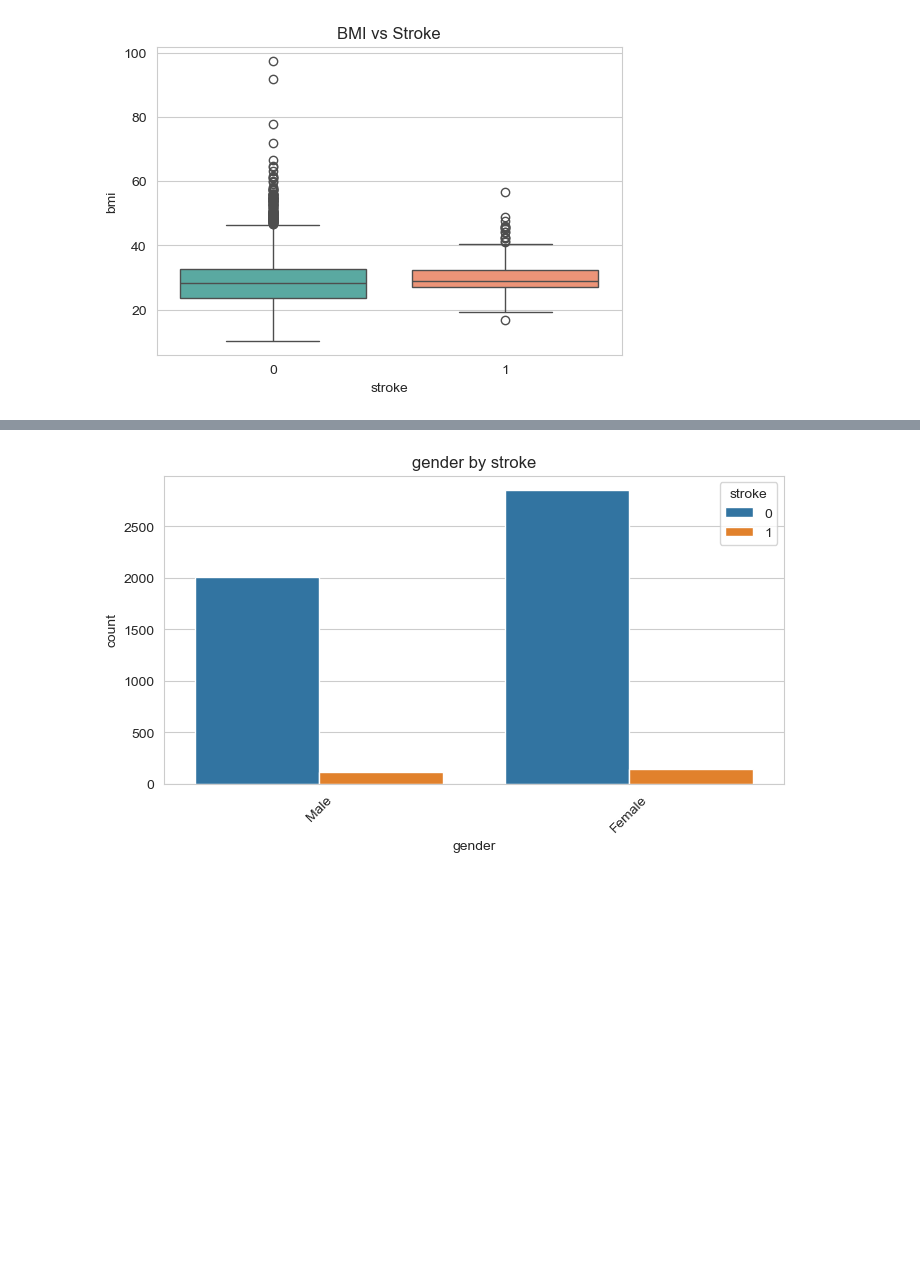
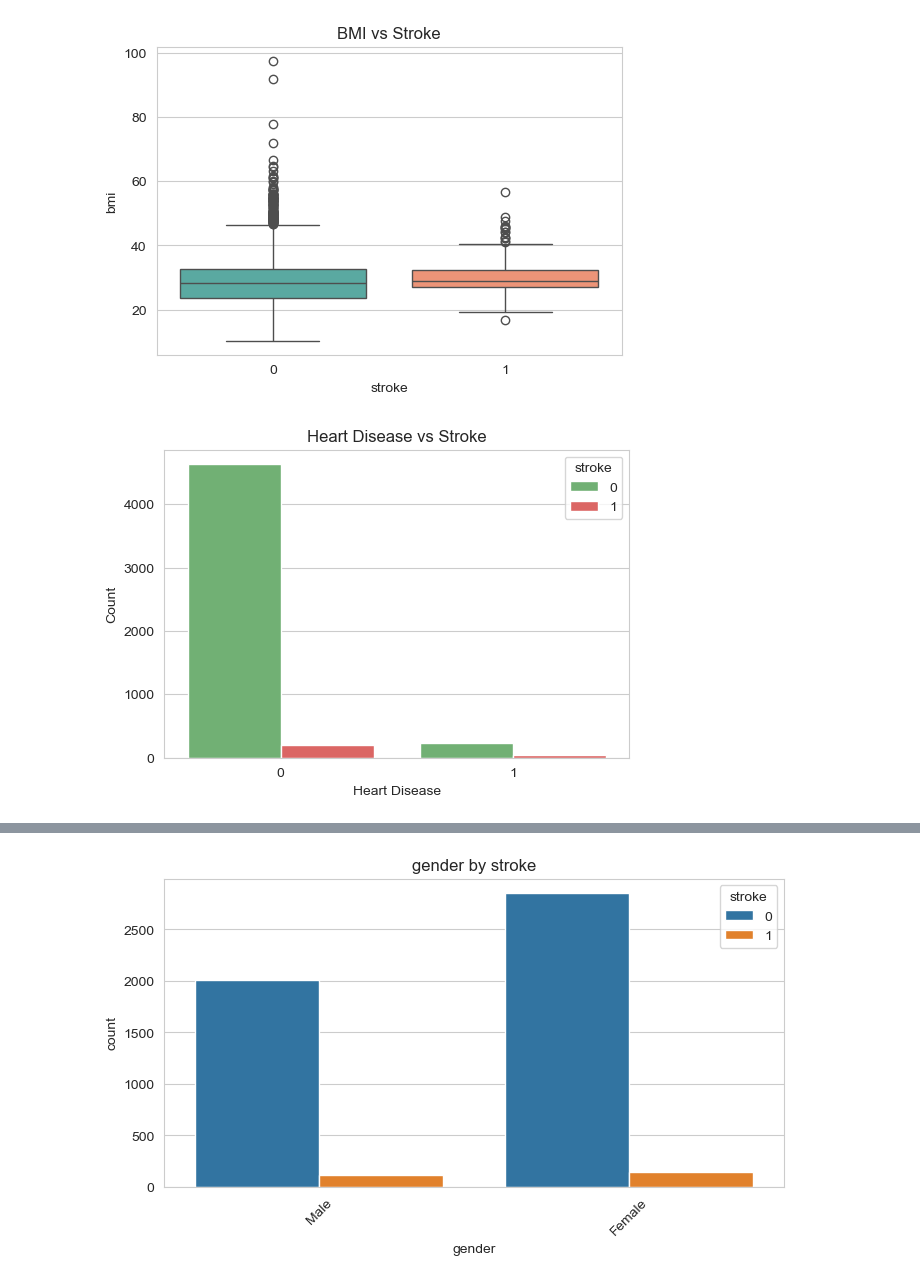
Before and after one commit to JustinDang69/Assesment2-PA, a Jupyter notebook: Untitled.ipynb, the cells around one changed output, grey strips where cells are left out. Saved outputs shown, nothing was run; the diff lists cells and outputs as text; code cells hidden in the pictures; blank space fills up the shorter version.

```diff
--- a/Untitled.ipynb
+++ b/Untitled.ipynb
@@ -254,5 +254,15 @@ plt.title("BMI vs Stroke")
 plt.show()
 # %% [output]
 [figure]
+# %%
+# Heart Disease vs Stroke
+plt.figure(figsize=(6,4))
+sns.countplot(x="heart_disease", hue="stroke", data=df, palette={0:"#66BB6A",1:"#EF5350"})
+plt.title("Heart Disease vs Stroke")
+plt.xlabel("Heart Disease")
+plt.ylabel("Count")
+plt.show()
+# %% [output]
+[figure, added]
 # %%
 # 11. Categorical variable distributions
```
Also changed, not shown: parts of 1 cell of this notebook.
